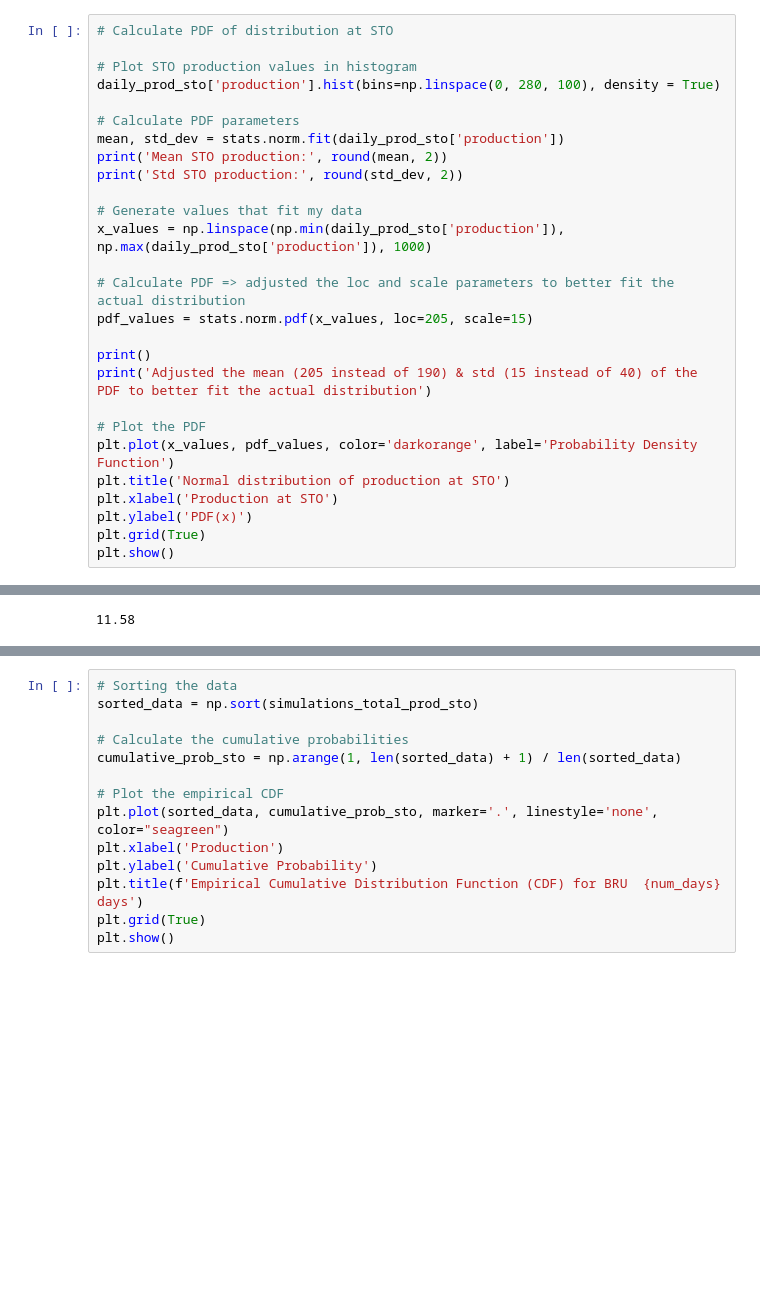
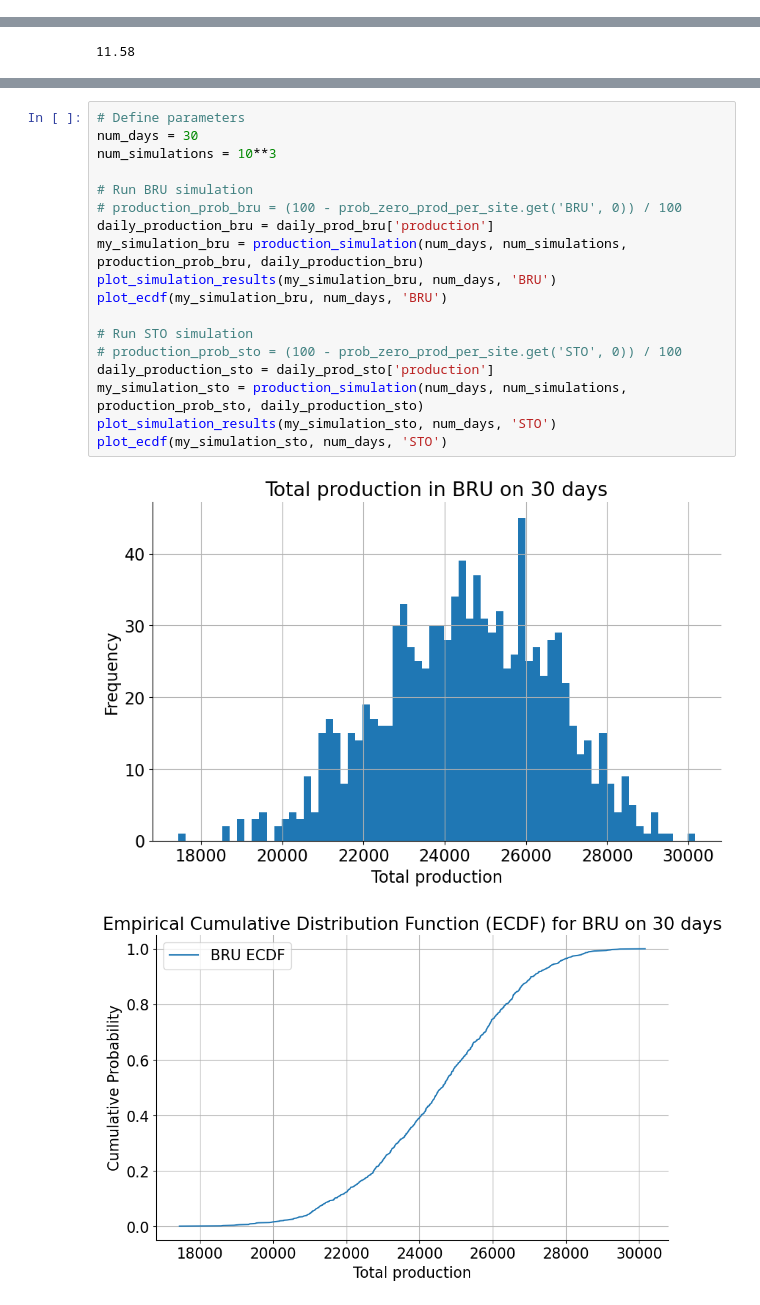
Before and after one commit to PhilippeGiorgino/project_evaluatie_statistiek, a Jupyter notebook: notebooks/model_production_process_TinnePhilippeSam.ipynb, the cells around one changed output, grey strips where cells are left out. Cells and saved outputs as stored; diff of their text form; blank space fills up the shorter version.

```diff
--- a/notebooks/model_production_process_TinnePhilippeSam.ipynb
+++ b/notebooks/model_production_process_TinnePhilippeSam.ipynb
@@ -261,27 +273,0 @@ Std BRU production: 108.91
-# %%
-# Calculate PDF of distribution at STO
-
-# Plot STO production values in histogram
-daily_prod_sto['production'].hist(bins=np.linspace(0, 280, 100), density = True)
-
-# Calculate PDF parameters
-mean, std_dev = stats.norm.fit(daily_prod_sto['production'])
-print('Mean STO production:', round(mean, 2))
-print('Std STO production:', round(std_dev, 2))
-
-# Generate values that fit my data
-x_values = np.linspace(np.min(daily_prod_sto['production']), np.max(daily_prod_sto['production']), 1000)
-
-# Calculate PDF => adjusted the loc and scale parameters to better fit the actual distribution
-pdf_values = stats.norm.pdf(x_values, loc=205, scale=15)
-
-print()
-print('Adjusted the mean (205 instead of 190) & std (15 instead of 40) of the PDF to better fit the actual distribution')
-
-# Plot the PDF
-plt.plot(x_values, pdf_values, color='darkorange', label='Probability Density Function')
-plt.title('Normal distribution of production at STO')
-plt.xlabel('Production at STO')
-plt.ylabel('PDF(x)')
-plt.grid(True)
-plt.show()
@@ -500,14 +381,21 @@ plt.show()
-# %%
-# Sorting the data
-sorted_data = np.sort(simulations_total_prod_sto)
-
-# Calculate the cumulative probabilities
-cumulative_prob_sto = np.arange(1, len(sorted_data) + 1) / len(sorted_data)
-
-# Plot the empirical CDF
-plt.plot(sorted_data, cumulative_prob_sto, marker='.', linestyle='none', color="seagreen")
-plt.xlabel('Production')
-plt.ylabel('Cumulative Probability')
-plt.title(f'Empirical Cumulative Distribution Function (CDF) for BRU  {num_days} days')
-plt.grid(True)
-plt.show()
+# %%
+# Define parameters
+num_days = 30
+num_simulations = 10**3
+
+# Run BRU simulation
+# production_prob_bru = (100 - prob_zero_prod_per_site.get('BRU', 0)) / 100
+daily_production_bru = daily_prod_bru['production']
+my_simulation_bru = production_simulation(num_days, num_simulations, production_prob_bru, daily_production_bru)
+plot_simulation_results(my_simulation_bru, num_days, 'BRU')
+plot_ecdf(my_simulation_bru, num_days, 'BRU')
+
+# Run STO simulation
+# production_prob_sto = (100 - prob_zero_prod_per_site.get('STO', 0)) / 100
+daily_production_sto = daily_prod_sto['production']
+my_simulation_sto = production_simulation(num_days, num_simulations, production_prob_sto, daily_production_sto)
+plot_simulation_results(my_simulation_sto, num_days, 'STO')
+plot_ecdf(my_simulation_sto, num_days, 'STO')
+# %% [output]
+[figure, added]
+[figure, added]
```
Also changed, not shown: parts of 18 cells of this notebook.
